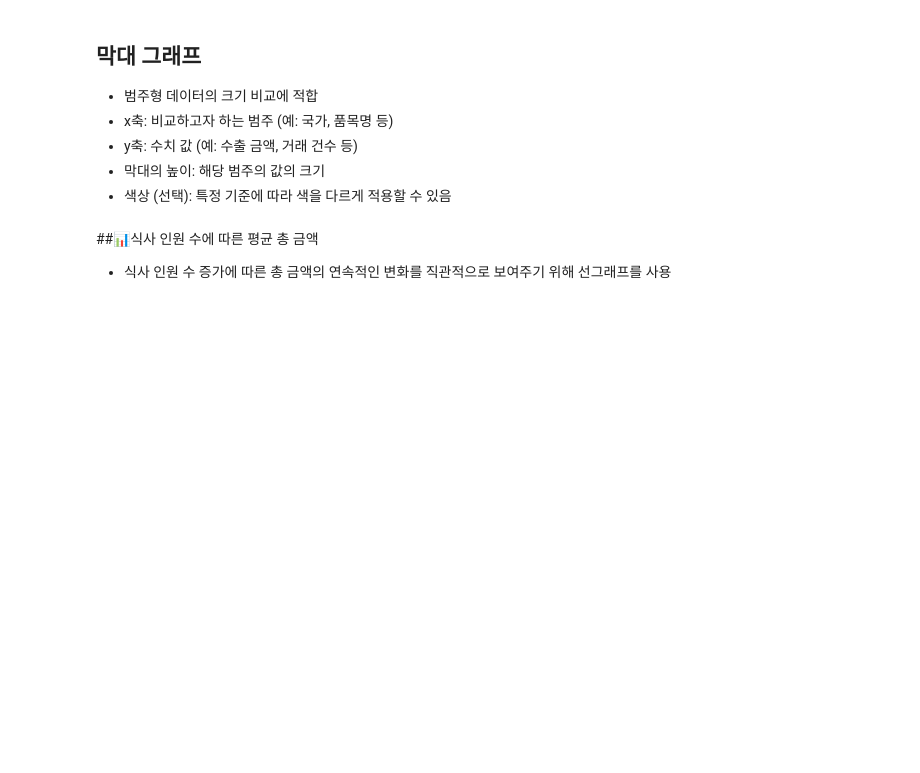
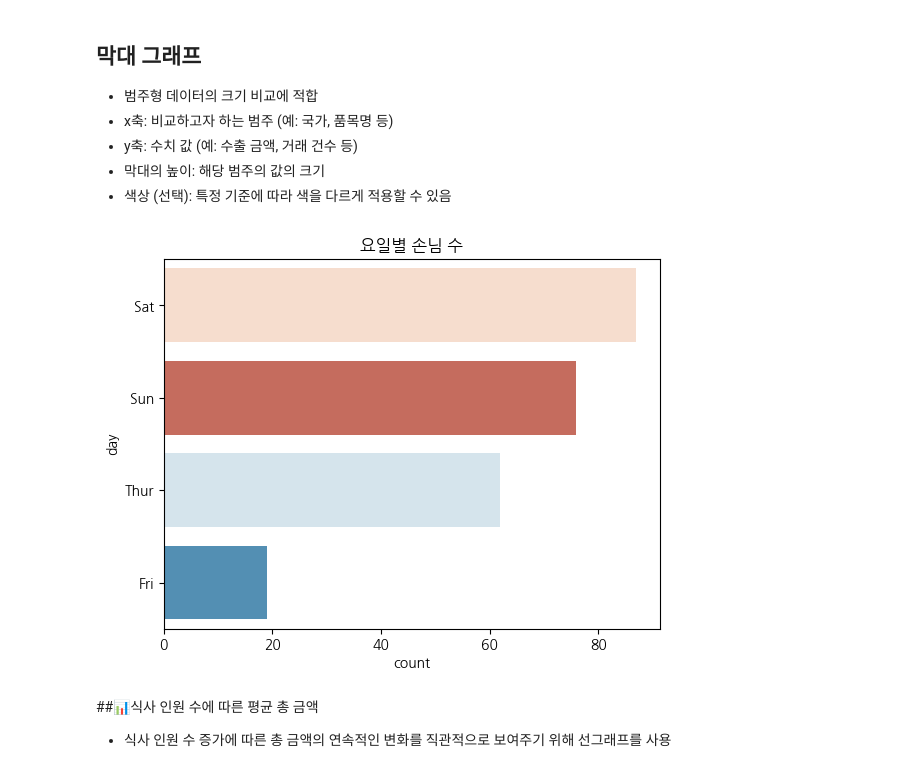
Before and after one commit to t0mark/JST_Do-Dream, a Jupyter notebook: 2_1_데이터시각화_Tips.ipynb, the cells around one changed output. Drawn from its saved outputs; the diff is of its cells as text; code cells hidden in the pictures; blank space fills up the shorter version.

```diff
--- a/2_1_데이터시각화_Tips.ipynb
+++ b/2_1_데이터시각화_Tips.ipynb
@@ -197,4 +199,5 @@ if os.path.exists(matplotlib_cache_dir):
 # %%
 # 데이터 요약
+tips = pd.read_csv("data/tips.csv")
 # %%
 # 상위 5행 확인
@@ -219,3 +249,11 @@ if os.path.exists(matplotlib_cache_dir):
+# %%
+#요일별 손님수
+order = tips["day"].value_counts().index
+sns.countplot(y="day", data=tips, hue="day", palette="RdBu", order=order)
+plt.title("요일별 손님 수")
+plt.show()
+# %% [output]
+[figure, added]
 # %% [markdown]
 ##📊식사 인원 수에 따른 평균 총 금액
 * 식사 인원 수 증가에 따른 총 금액의 연속적인 변화를 직관적으로 보여주기 위해 선그래프를 사용
```
Also changed, not shown: parts of 8 cells of this notebook, 3 other files.
